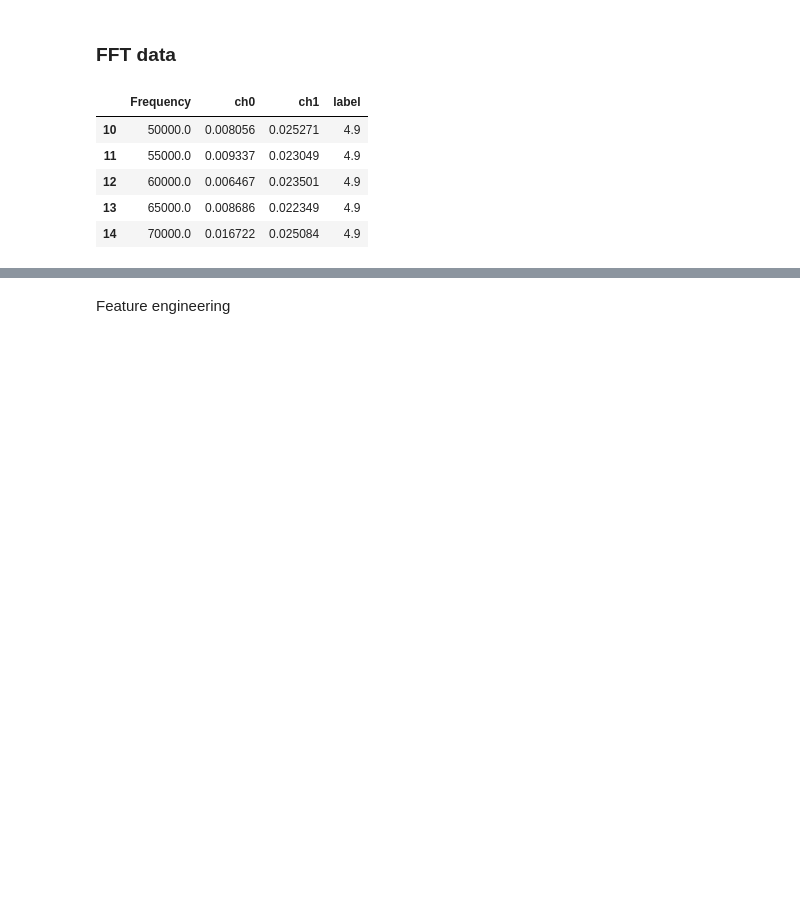
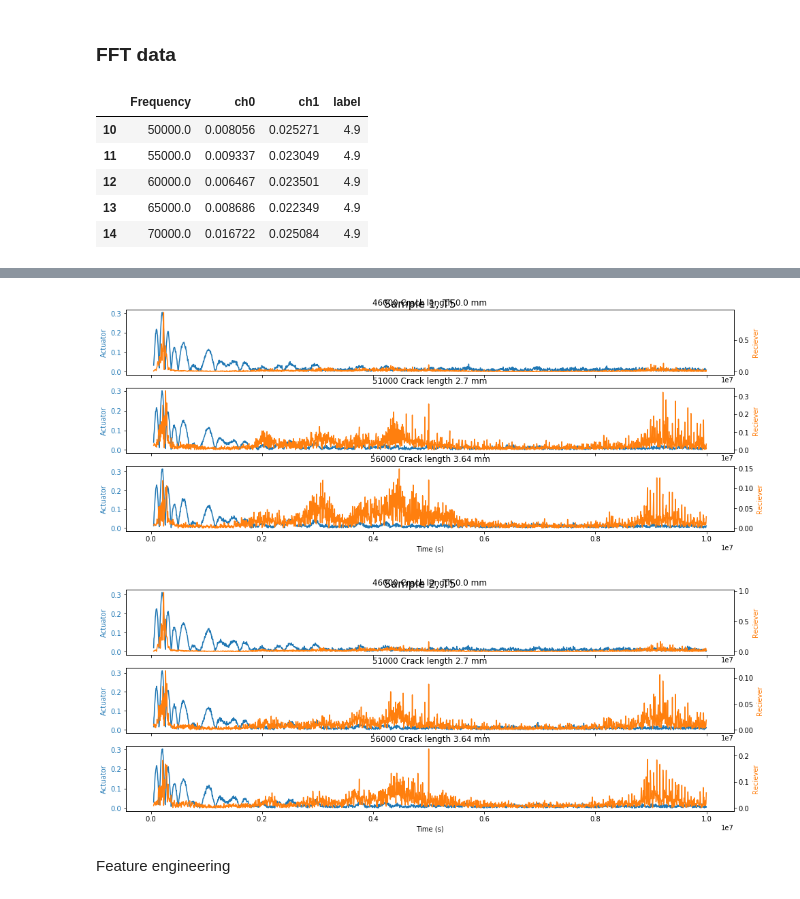
Before and after one commit to nikolaikk/Challenge, a Jupyter notebook: phm_challenge.ipynb, the cells around one changed output, grey strips where cells are left out. Drawn from its saved outputs; the diff is of its cells as text; code cells hidden in the pictures; blank space fills up the shorter version.

```diff
--- a/phm_challenge.ipynb
+++ b/phm_challenge.ipynb
@@ -304,6 +320,6 @@ fft_data["T1"]["70026"][0].head()
 | 14 | 70000.0 | 0.016722 | 0.025084 | 4.9 |
 # %%
 T = "T5"
-plot_T(fft_data[T])
-plot_T(fft_data[T], sample = 1)
+plot_T(fft_data[T], T)
+plot_T(fft_data[T], T, sample = 1)
 # %% [output]
@@ -311,3 +326,5 @@ plot_T(fft_data[T], sample = 1)
+[figure, added]
+[figure, added]
 # %% [markdown]
 Feature engineering
 # %%
```
Also changed, not shown: parts of 8 cells of this notebook.
